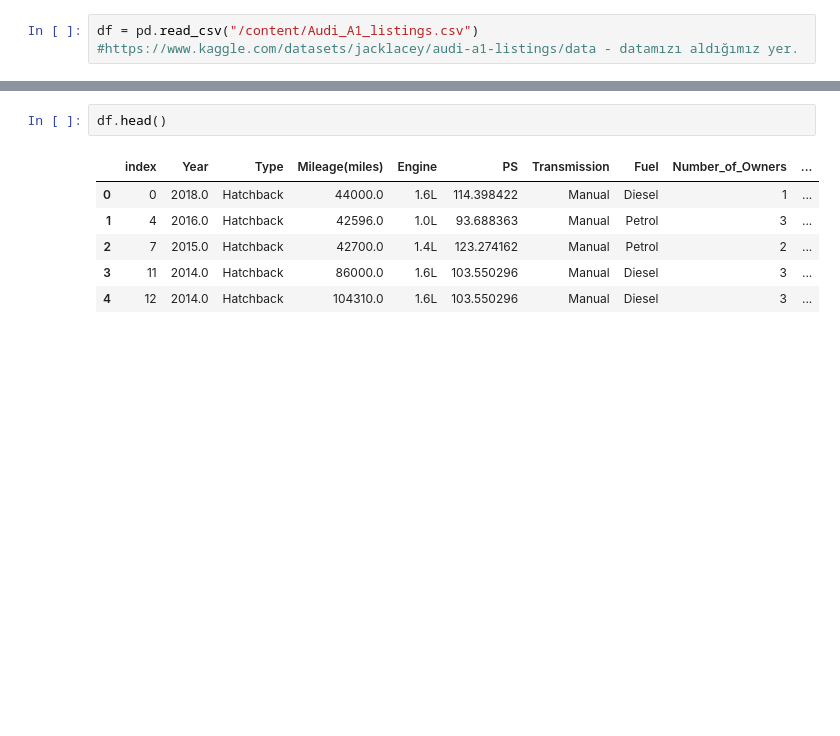
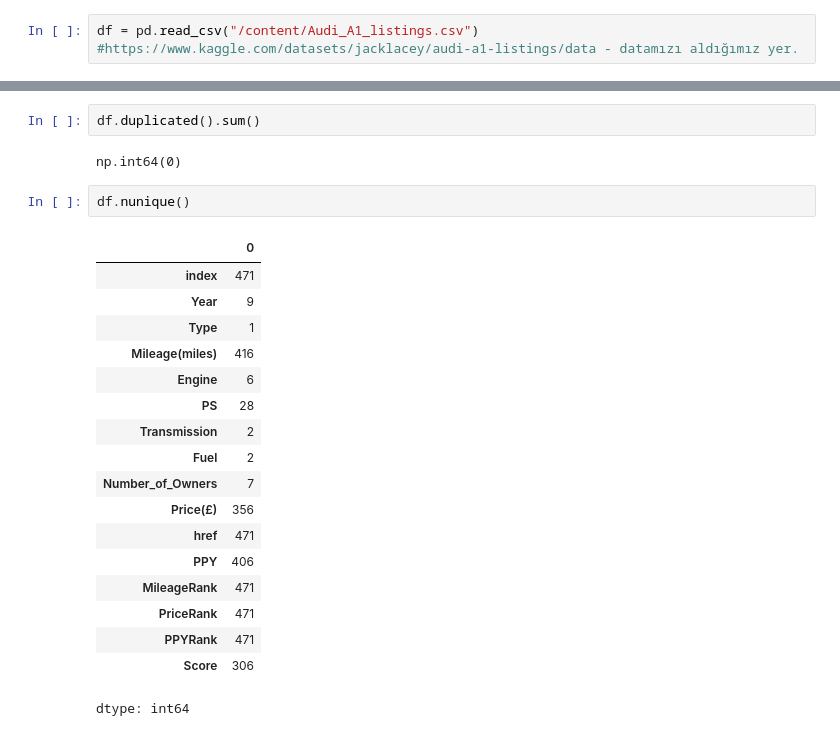
Before and after one commit to europecodingschool/ECS---VB---YZ---08.26, a Jupyter notebook: VB_YZ_Ders_10_.ipynb, the cells around one changed output, grey strips where cells are left out. Drawn from its saved outputs; the diff is of its cells as text; blank space fills up the shorter version.

```diff
--- a/VB_YZ_Ders_10_.ipynb
+++ b/VB_YZ_Ders_10_.ipynb
@@ -16,9 +107,25 @@ df = pd.read_csv("/content/Audi_A1_listings.csv")
+# %%
+df.duplicated().sum()
+# %% [output]
+np.int64(0)
 # %%
-df.head()
+df.nunique()
 # %% [output]
-|  | index | Year | Type | Mileage(miles) | Engine | PS | Transmission | Fuel | Number_of_Owners | ... |
-| 0 | 0 | 2018.0 | Hatchback | 44000.0 | 1.6L | 114.398422 | Manual | Diesel | 1 | ... |
-| 1 | 4 | 2016.0 | Hatchback | 42596.0 | 1.0L | 93.688363 | Manual | Petrol | 3 | ... |
-| 2 | 7 | 2015.0 | Hatchback | 42700.0 | 1.4L | 123.274162 | Manual | Petrol | 2 | ... |
-| 3 | 11 | 2014.0 | Hatchback | 86000.0 | 1.6L | 103.550296 | Manual | Diesel | 3 | ... |
-| 4 | 12 | 2014.0 | Hatchback | 104310.0 | 1.6L | 103.550296 | Manual | Diesel | 3 | ... |
+|  | 0 |
+| index | 471 |
+| Year | 9 |
+| Type | 1 |
+| Mileage(miles) | 416 |
+| Engine | 6 |
+| PS | 28 |
+| Transmission | 2 |
+| Fuel | 2 |
+| Number_of_Owners | 7 |
+| Price(£) | 356 |
+| href | 471 |
+| PPY | 406 |
+| MileageRank | 471 |
+| PriceRank | 471 |
+| PPYRank | 471 |
+| Score | 306 |
+dtype: int64
```
Also changed, not shown: parts of 8 cells of this notebook.
